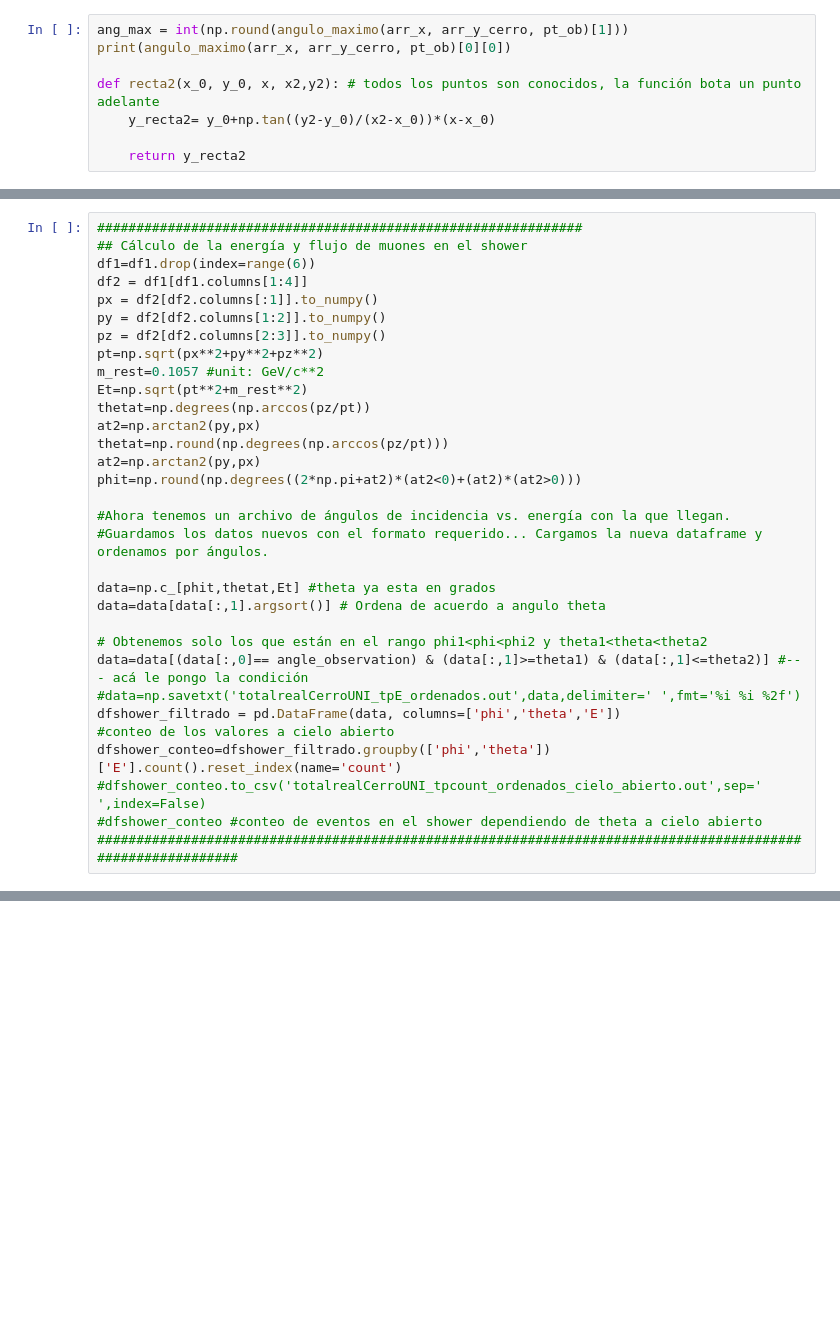
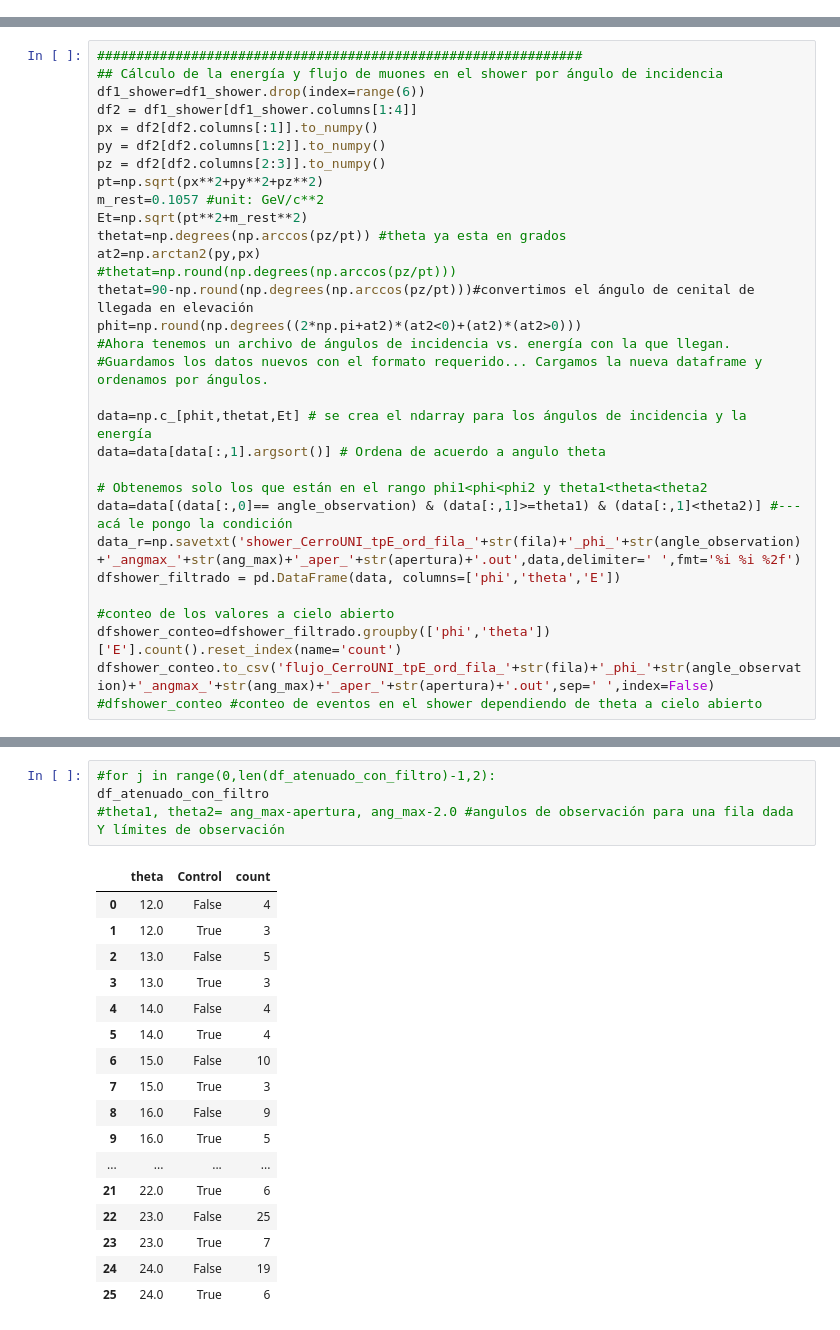
Before and after one commit to gsalazarq/cosmicraysuni, a Jupyter notebook: atenuation_calculation/calculo_atenuacion.ipynb, the cells around one changed output, grey strips where cells are left out. Drawn from its saved outputs; the diff is of its cells as text; blank space fills up the shorter version.

```diff
--- a/atenuation_calculation/calculo_atenuacion.ipynb
+++ b/atenuation_calculation/calculo_atenuacion.ipynb
@@ -169,8 +180,0 @@ print(theta1, theta2)
-# %%
-ang_max = int(np.round(angulo_maximo(arr_x, arr_y_cerro, pt_ob)[1]))
-print(angulo_maximo(arr_x, arr_y_cerro, pt_ob)[0][0])
-
-def recta2(x_0, y_0, x, x2,y2): # todos los puntos son conocidos, la función bota un punto adelante
-    y_recta2= y_0+np.tan((y2-y_0)/(x2-x_0))*(x-x_0)
-
-    return y_recta2
@@ -198,32 +202,31 @@ print(theta1, theta2)
 # %%
 ##############################################################
-## Cálculo de la energía y flujo de muones en el shower
-df1=df1.drop(index=range(6))
-df2 = df1[df1.columns[1:4]]
+## Cálculo de la energía y flujo de muones en el shower por ángulo de incidencia
+df1_shower=df1_shower.drop(index=range(6))
+df2 = df1_shower[df1_shower.columns[1:4]]
 px = df2[df2.columns[:1]].to_numpy()
 py = df2[df2.columns[1:2]].to_numpy()
 pz = df2[df2.columns[2:3]].to_numpy()
 pt=np.sqrt(px**2+py**2+pz**2)
 m_rest=0.1057 #unit: GeV/c**2
 Et=np.sqrt(pt**2+m_rest**2)
-thetat=np.degrees(np.arccos(pz/pt))
+thetat=np.degrees(np.arccos(pz/pt)) #theta ya esta en grados
 at2=np.arctan2(py,px)
-thetat=np.round(np.degrees(np.arccos(pz/pt)))
-at2=np.arctan2(py,px)
+#thetat=np.round(np.degrees(np.arccos(pz/pt)))
+thetat=90-np.round(np.degrees(np.arccos(pz/pt)))#convertimos el ángulo de cenital de llegada en elevación
 phit=np.round(np.degrees((2*np.pi+at2)*(at2<0)+(at2)*(at2>0)))
-
 #Ahora tenemos un archivo de ángulos de incidencia vs. energía con la que llegan.
 #Guardamos los datos nuevos con el formato requerido... Cargamos la nueva dataframe y ordenamos por ángulos.
 
-data=np.c_[phit,thetat,Et] #theta ya esta en grados
+data=np.c_[phit,thetat,Et] # se crea el ndarray para los ángulos de incidencia y la energía
 data=data[data[:,1].argsort()] # Ordena de acuerdo a angulo theta
 
 # Obtenemos solo los que están en el rango phi1<phi<phi2 y theta1<theta<theta2
-data=data[(data[:,0]== angle_observation) & (data[:,1]>=theta1) & (data[:,1]<=theta2)] #--- acá le pongo la condición
-#data=np.savetxt('totalrealCerroUNI_tpE_ordenados.out',data,delimiter=' ',fmt='%i %i %2f')
+data=data[(data[:,0]== angle_observation) & (data[:,1]>=theta1) & (data[:,1]<theta2)] #--- acá le pongo la condición
+data_r=np.savetxt('shower_CerroUNI_tpE_ord_fila_'+str(fila)+'_phi_'+str(angle_observation)+'_angmax_'+str(ang_max)+'_aper_'+str(apertura)+'.out',data,delimiter=' ',fmt='%i %i %2f')
 dfshower_filtrado = pd.DataFrame(data, columns=['phi','theta','E'])
+
 #conteo de los valores a cielo abierto
 dfshower_conteo=dfshower_filtrado.groupby(['phi','theta'])['E'].count().reset_index(name='count')
-#dfshower_conteo.to_csv('totalrealCerroUNI_tpcount_ordenados_cielo_abierto.out',sep=' ',index=False)
+dfshower_conteo.to_csv('flujo_CerroUNI_tpE_ord_fila_'+str(fila)+'_phi_'+str(angle_observation)+'_angmax_'+str(ang_max)+'_aper_'+str(apertura)+'.out',sep=' ',index=False)
 #dfshower_conteo #conteo de eventos en el shower dependiendo de theta a cielo abierto
-############################################################################################################
@@ -401,0 +443,22 @@ df.to_csv(nombre_file, index=False, header=True, sep=' ')
+# %%
+#for j in range(0,len(df_atenuado_con_filtro)-1,2):
+df_atenuado_con_filtro
+#theta1, theta2= ang_max-apertura, ang_max-2.0 #angulos de observación para una fila dada Y límites de observación
+# %% [output]
+|  | theta | Control | count |
+| 0 | 12.0 | False | 4 |
+| 1 | 12.0 | True | 3 |
+| 2 | 13.0 | False | 5 |
+| 3 | 13.0 | True | 3 |
+| 4 | 14.0 | False | 4 |
+| 5 | 14.0 | True | 4 |
+| 6 | 15.0 | False | 10 |
+| 7 | 15.0 | True | 3 |
+| 8 | 16.0 | False | 9 |
+| 9 | 16.0 | True | 5 |
+| ... | ... | ... | ... |
+| 21 | 22.0 | True | 6 |
+| 22 | 23.0 | False | 25 |
+| 23 | 23.0 | True | 7 |
+| 24 | 24.0 | False | 19 |
+| 25 | 24.0 | True | 6 |
```
Also changed, not shown: parts of 9 cells of this notebook.
